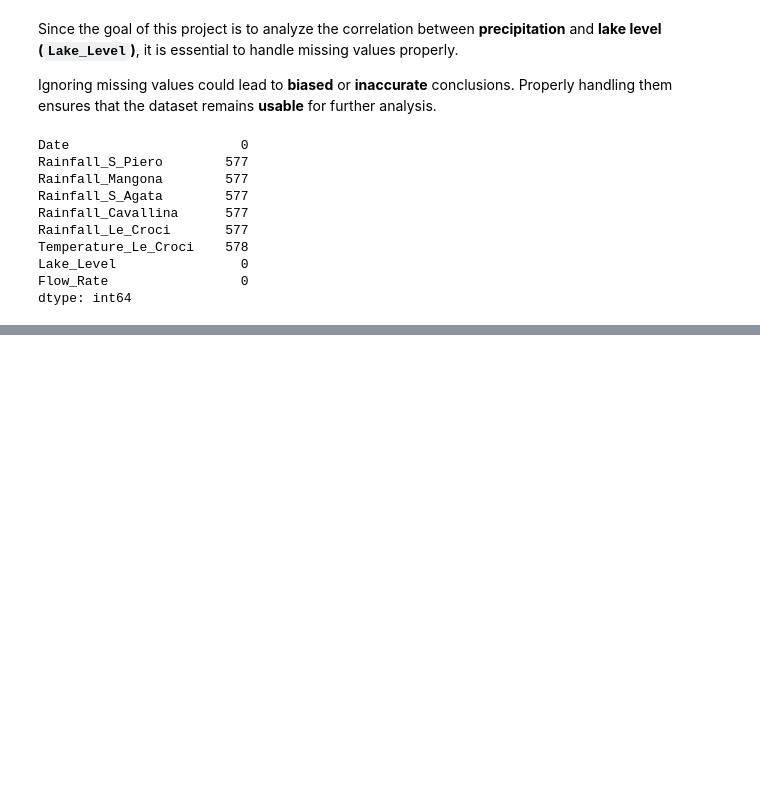
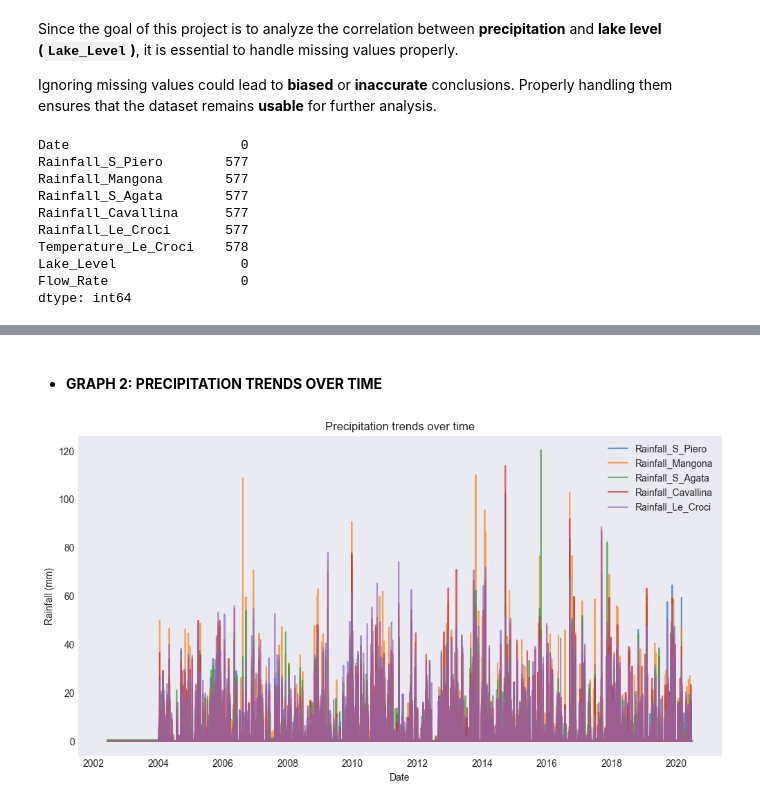
Before and after one commit to jenuzho/SMART-WATER-ANALYTICS-Times-Series, a Jupyter notebook: src/explore.ipynb, the cells around one changed output, grey strips where cells are left out. Saved outputs shown, nothing was run; the diff lists cells and outputs as text; code cells hidden in the pictures; blank space fills up the shorter version.

```diff
--- a/src/explore.ipynb
+++ b/src/explore.ipynb
@@ -370,0 +571,18 @@ dtype: int64
+# %% [markdown]
+<br>
+
+- **GRAPH 2: PRECIPITATION TRENDS OVER TIME**
+# %%
+plt.figure(figsize=(12, 6))
+
+for col in ['Rainfall_S_Piero', 'Rainfall_Mangona', 'Rainfall_S_Agata', 'Rainfall_Cavallina', 'Rainfall_Le_Croci']:
+    plt.plot(df.index, df[col], label=col, alpha=0.7)
+
+plt.xlabel('Date')
+plt.ylabel('Rainfall (mm)')
+plt.title('Precipitation trends over time')
+plt.legend()
+plt.grid()
+plt.show()
+# %% [output]
+[figure, added]
```
Also changed, not shown: parts of 27 cells of this notebook.
